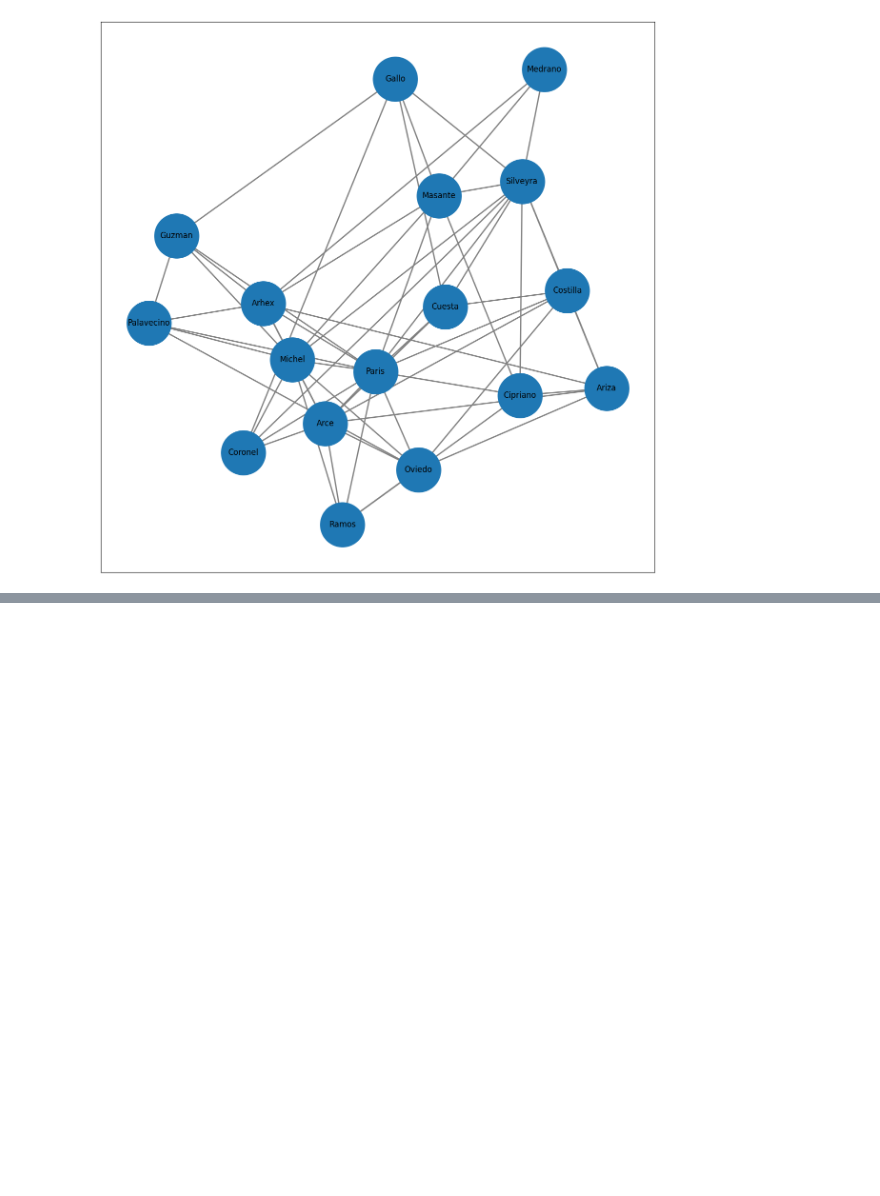
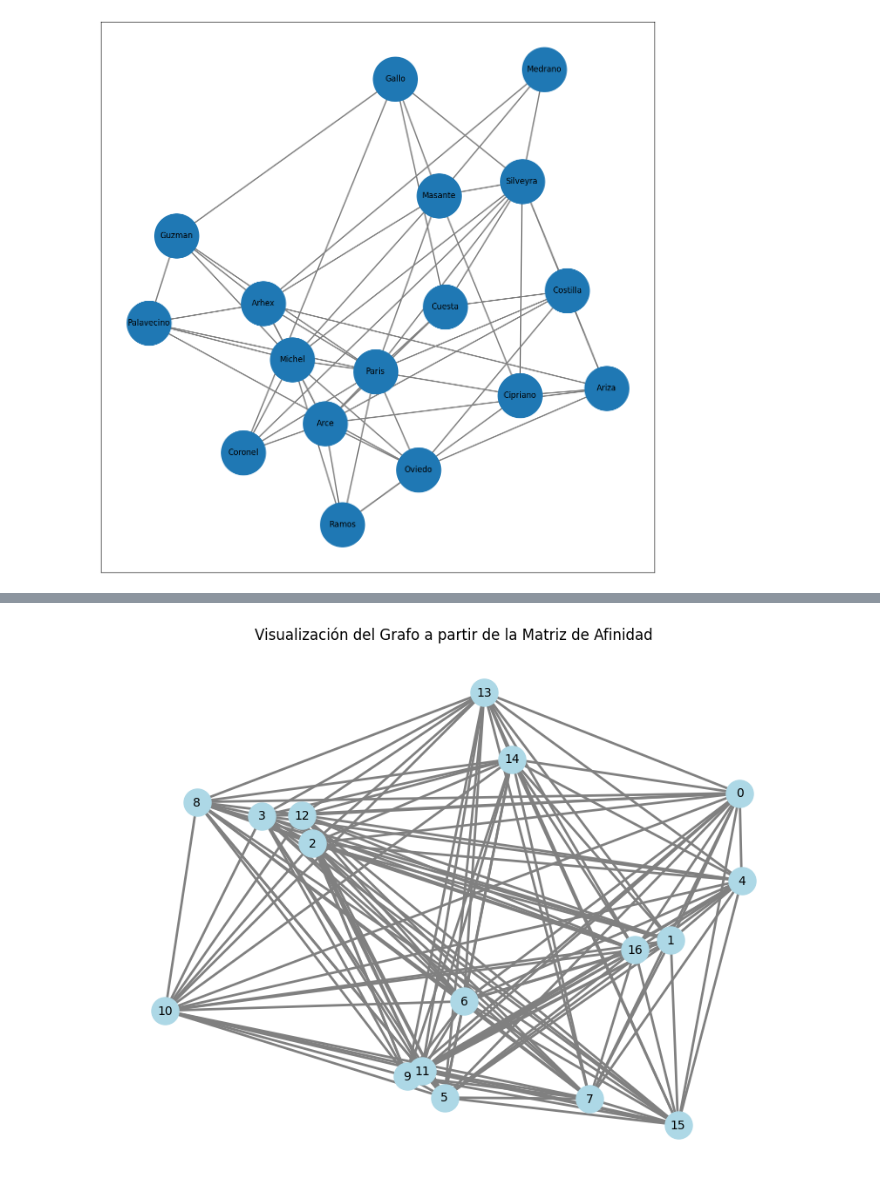
Before and after one commit to fedevirgolini/sociograma, a Jupyter notebook: sociograma.ipynb, the cells around one changed output, grey strips where cells are left out. Cells and saved outputs as stored; diff of their text form; code cells hidden in the pictures; blank space fills up the shorter version.

```diff
--- a/sociograma.ipynb
+++ b/sociograma.ipynb
@@ -278,0 +294,22 @@ k_mean(df_pos(posconu), clusters)
+# %%
+def sc_degreeMatrix(members, edges, voteRates):
+  neutral_relation = 1
+  matrix = np.empty((len(members), len(members)))
+  matrix.fill(neutral_relation)
+  # Llenamos la matriz
+  for sociogramN in range(len(edges)):
+    for vote in edges[sociogramN]:
+      for voteN in range(len(vote)-1):
+        matrix[vote[0]][vote[voteN+1]] *= voteRates[sociogramN][voteN]
+  # calculamos el promedio de relación
+  for memberA in range(len(members)):
+    for memberB in range(memberA):
+      averageRelation = (matrix[memberA][memberB] + matrix[memberB][memberA]) / 2
+      matrix[memberA][memberB] = averageRelation
+      matrix[memberB][memberA] = averageRelation
+  # Ceros en la diagonal
+  for member in range(len(members)):
+    matrix[member][member] = 0
+  return matrix
+# %%
+afinidad_5p = sc_degreeMatrix(quintoP_nombres, [aristas_quintoP_I, aristas_quintoP_II, aristas_quintoP_III], [[10, 9], [4, 3], [0, 0.1]])
@@ -278,0 +351,16 @@ k_mean(df_pos(posconu), clusters)
+# %%
+# Crear el grafo a partir de la matriz de afinidad
+sc_grafo = nx.from_numpy_array(afinidad_5p * 2000)
+
+# Posicionar los nodos usando el algoritmo de Fruchterman-Reingold
+pos = nx.spring_layout(sc_grafo, iterations=900000)
+
+# Dibujar el grafo
+plt.figure(figsize=(8, 6))
+nx.draw(sc_grafo, pos, with_labels=True, node_color='lightblue', edge_color='gray', node_size=500, font_size=10, width=2)
+labels = nx.get_edge_attributes(sc_grafo, 'weight')
+nx.draw_networkx_edge_labels(sc_grafo, pos, edge_labels="")
+plt.title("Visualización del Grafo a partir de la Matriz de Afinidad")
+plt.show()
+# %% [output]
+[figure, added]
```
Also changed, not shown: parts of 10 cells of this notebook, 1 other file.
